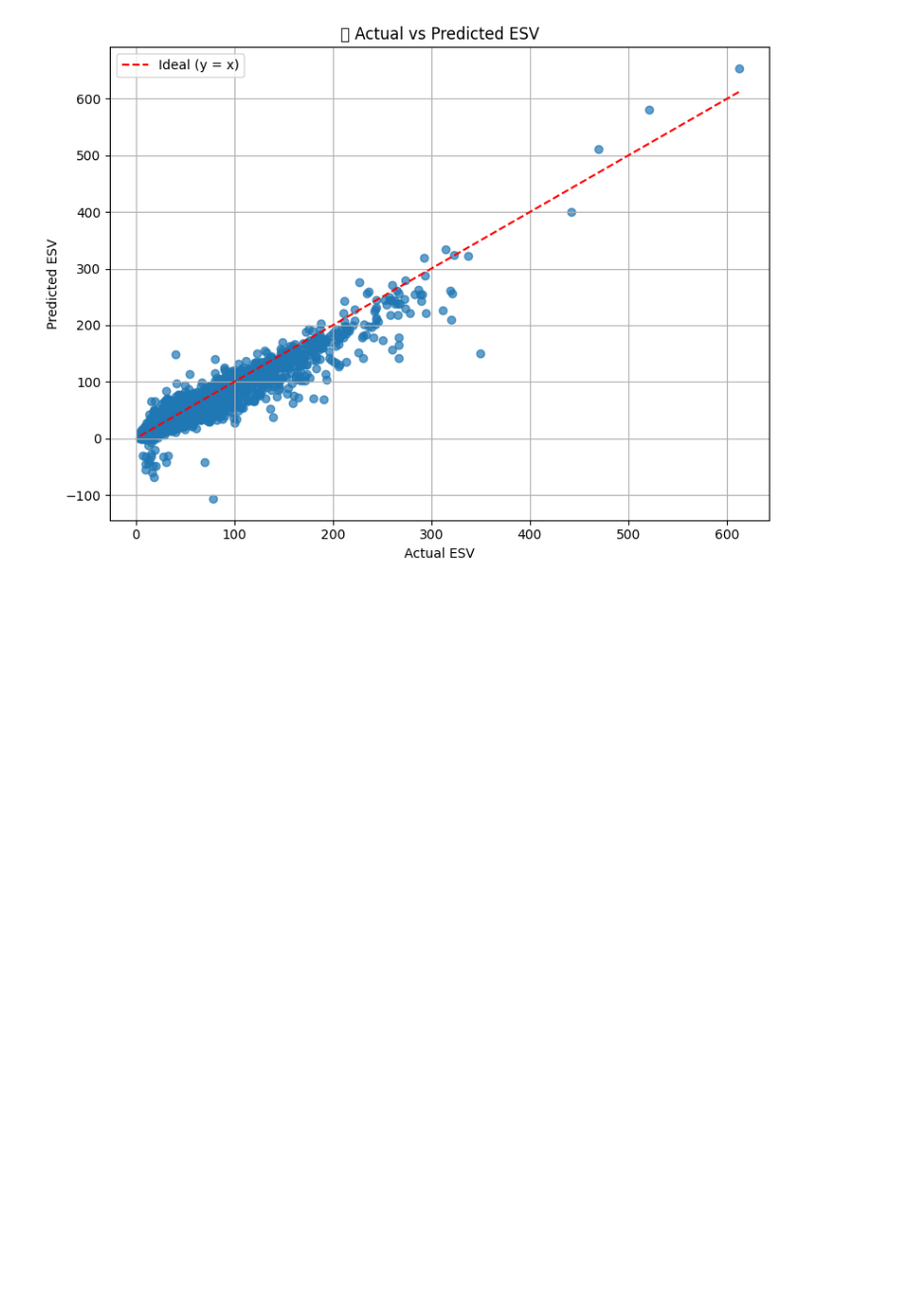
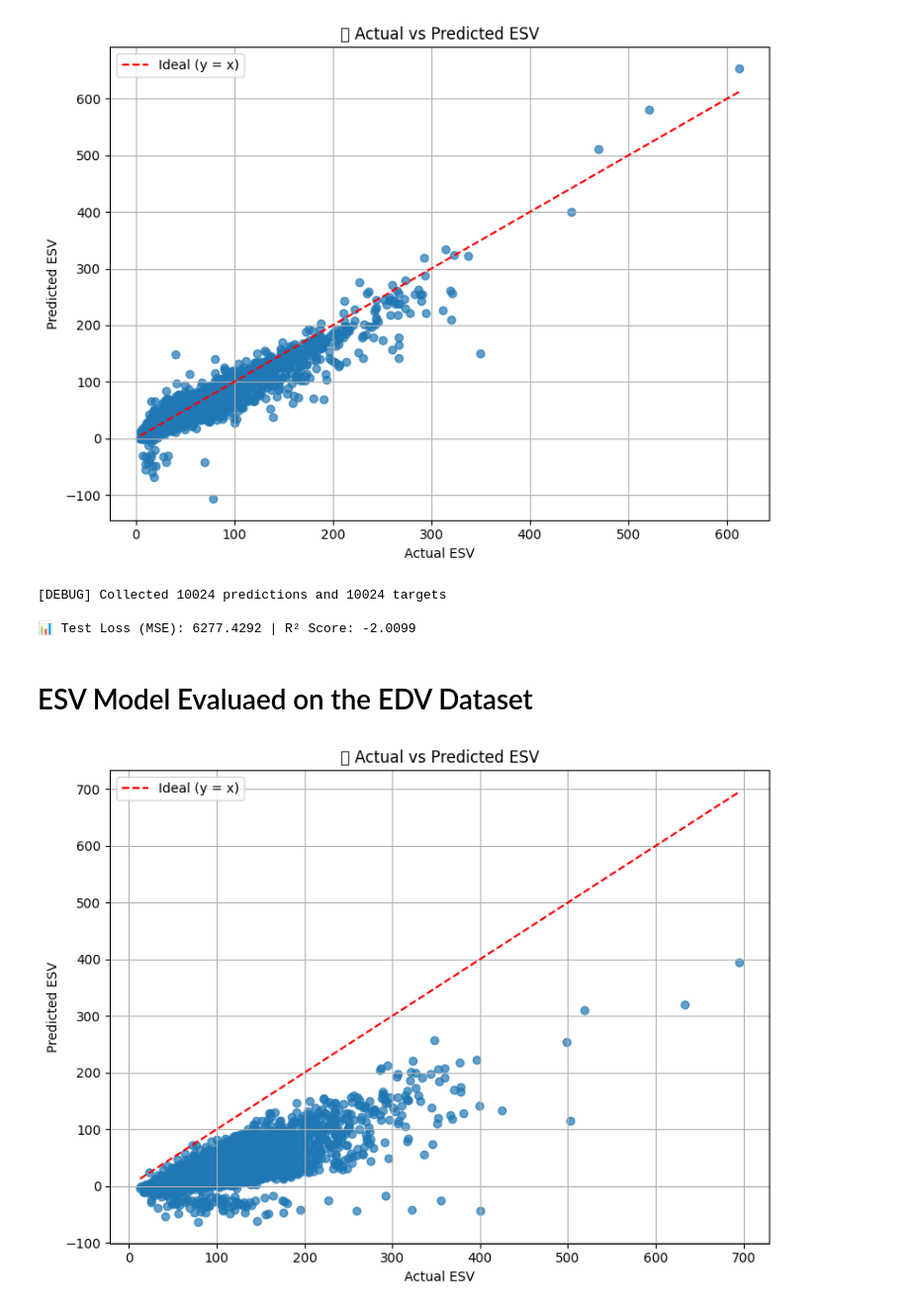
Before and after one commit to abdullah-mansoor3/ecocardiogram-ef-prediction, a Jupyter notebook: notebooks/train-resnet-regressor.ipynb, the cells around one changed output. Shown at 99% size. Drawn from its saved outputs; the diff is of its cells as text; code cells hidden in the pictures; blank space fills up the shorter version.

Commit message:
Fixed the full pipeline

```diff
--- a/notebooks/train-resnet-regressor.ipynb
+++ b/notebooks/train-resnet-regressor.ipynb
@@ -324,8 +324,8 @@ from torch.utils.data import DataLoader, random_split
 from sklearn.metrics import r2_score
 
 # Paths
-metadata_path = "/content/esv/esv/metadata.json"
-image_dir = "/content/esv/esv/"
+metadata_path = "/content/edv/edv/metadata.json"
+image_dir = "/content/edv/edv/"
 
 # Dataset
 full_dataset = EFVolumeDataset(metadata_path, image_dir)
@@ -515,3 +515,65 @@ plt.tight_layout()
 plt.show()
 # %% [output]
 [figure]
+# %%
+import torch
+from sklearn.metrics import r2_score
+
+# Load the best model
+device = torch.device("cuda" if torch.cuda.is_available() else "cpu")
+model = VolumeRegressor().to(device)
+model.load_state_dict(torch.load('best_model_esv.pt', map_location=torch.device('cpu')))
+
+model.eval()
+
+test_preds = []
+test_targets = []
+
+with torch.no_grad():
+    for images, areas, keypoints, volumes in full_dataset:
+        images = images.to(device)
+        areas = areas.to(device)
+        keypoints = keypoints.to(device)
+        volumes = volumes.to(device)
+
+        preds = model(images, areas, keypoints)
+        test_preds.extend(preds.view(-1).cpu().numpy())
+        test_targets.extend(volumes.view(-1).cpu().numpy())
+
+print(f"[DEBUG] Collected {len(test_preds)} predictions and {len(test_targets)} targets")
+
+if len(test_preds) > 0:
+    mse = torch.mean((torch.tensor(test_preds) - torch.tensor(test_targets)) ** 2).item()
+    r2 = r2_score(test_targets, test_preds)
+    print(f"\n📊 Test Loss (MSE): {mse:.4f} | R² Score: {r2:.4f}")
+else:
+    print("❌ No predictions made — check test_loader or model.")
+# %% [output]
+[DEBUG] Collected 10024 predictions and 10024 targets
+
+📊 Test Loss (MSE): 6277.4292 | R² Score: -2.0099
+# %% [markdown]
+# ESV Model Evaluaed on the EDV Dataset
+# %%
+import matplotlib.pyplot as plt
+
+# Convert to numpy arrays (if not already)
+import numpy as np
+test_preds = np.array(test_preds)
+test_targets = np.array(test_targets)
+
+# Scatter Plot
+plt.figure(figsize=(8, 6))
+plt.scatter(test_targets, test_preds, alpha=0.7)
+plt.plot([test_targets.min(), test_targets.max()],
+         [test_targets.min(), test_targets.max()],
+         'r--', label='Ideal (y = x)')
+plt.xlabel("Actual ESV")
+plt.ylabel("Predicted ESV")
+plt.title("📈 Actual vs Predicted ESV")
+plt.legend()
+plt.grid(True)
+plt.tight_layout()
+plt.show()
+# %% [output]
+[figure, added]
```
Also changed, not shown: 3 other files.
